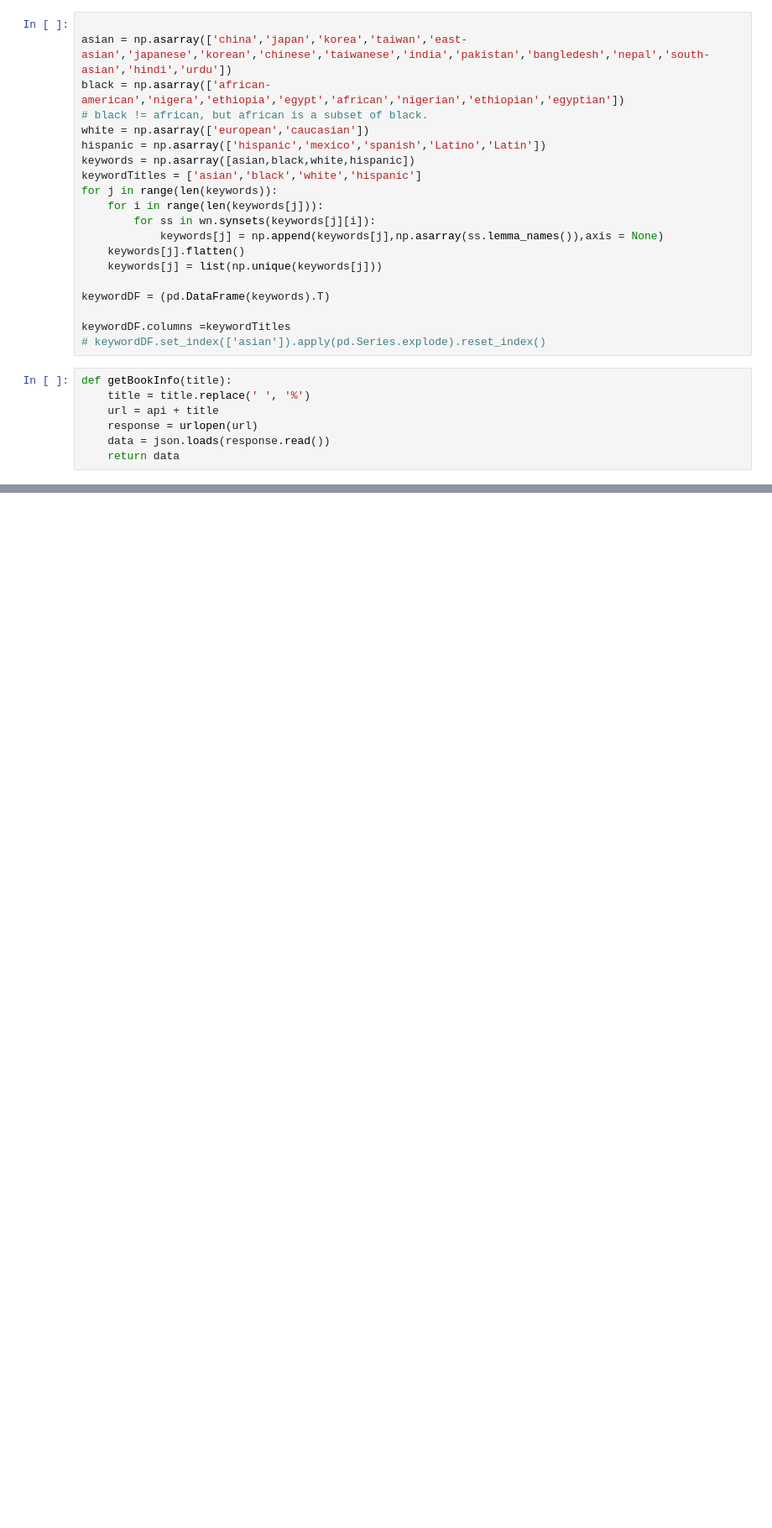
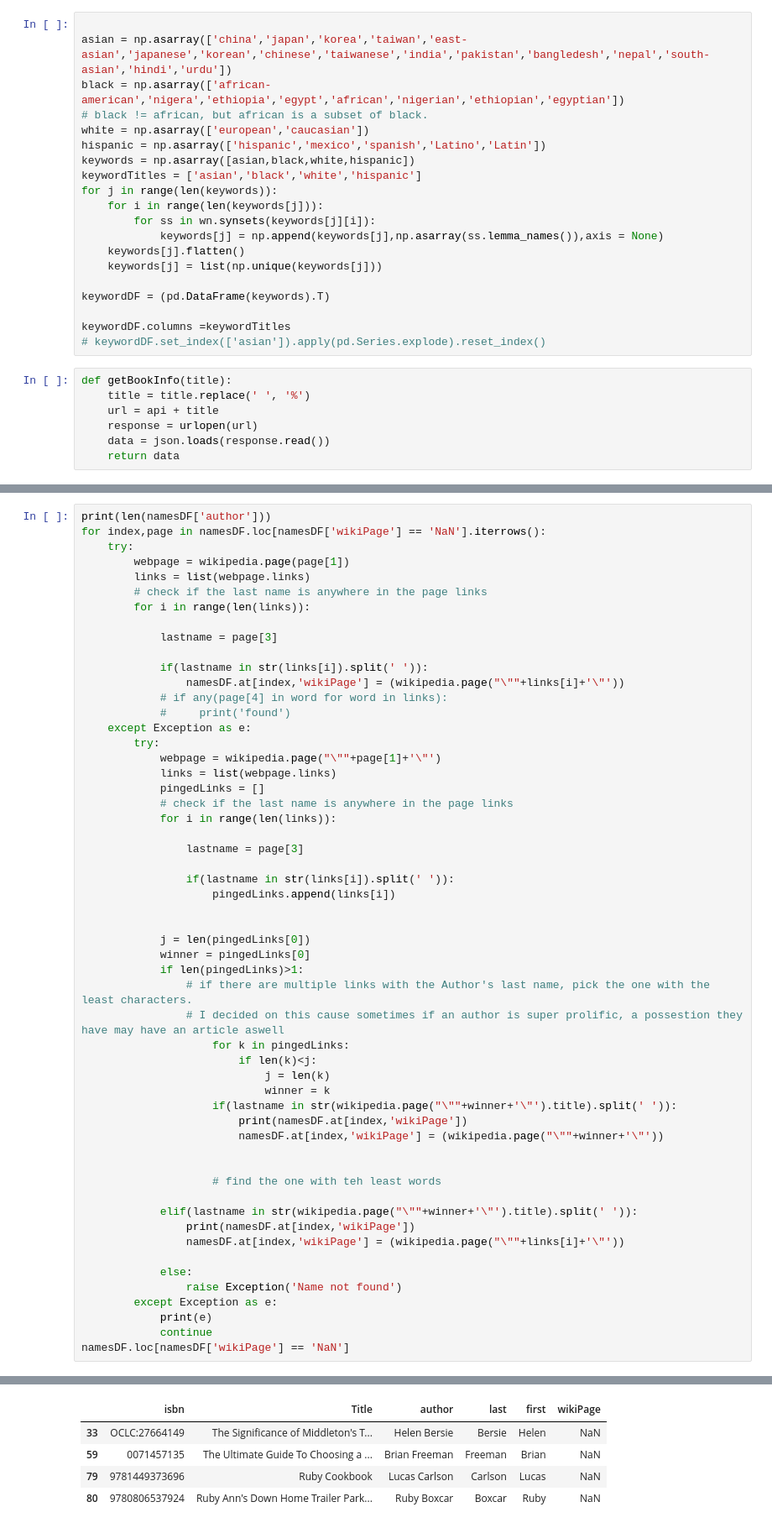
Before and after one commit to Azal-Amer/LibraryDiversity, a Jupyter notebook: WikipediaNationality.ipynb, the cells around one changed output, grey strips where cells are left out. Shown at 84% size. Saved outputs shown, nothing was run; the diff lists cells and outputs as text; blank space fills up the shorter version.

```diff
--- a/WikipediaNationality.ipynb
+++ b/WikipediaNationality.ipynb
@@ -130,0 +163,56 @@ wikipedia.search('Jonny Villa')
+# %%
+print(len(namesDF['author']))
+for index,page in namesDF.loc[namesDF['wikiPage'] == 'NaN'].iterrows():
+    try:
+        webpage = wikipedia.page(page[1])
+        links = list(webpage.links)
+        # check if the last name is anywhere in the page links
+        for i in range(len(links)):
+
+            lastname = page[3]
+
+            if(lastname in str(links[i]).split(' ')):
+                namesDF.at[index,'wikiPage'] = (wikipedia.page("\""+links[i]+'\"'))
+            # if any(page[4] in word for word in links):
+            #     print('found')
+    except Exception as e:
+        try:
+            webpage = wikipedia.page("\""+page[1]+'\"')
+            links = list(webpage.links)
+            pingedLinks = []
+            # check if the last name is anywhere in the page links
+            for i in range(len(links)):
+
+                lastname = page[3]
+
+                if(lastname in str(links[i]).split(' ')):
+                    pingedLinks.append(links[i])
+
+
+            j = len(pingedLinks[0])
+            winner = pingedLinks[0]
+            if len(pingedLinks)>1:
+                # if there are multiple links with the Author's last name, pick the one with the least characters.
+                # I decided on this cause sometimes if an author is super prolific, a possestion they have may have an article aswell
+                    for k in pingedLinks:
+                        if len(k)<j:
+                            j = len(k)
+                            winner = k
+                    if(lastname in str(wikipedia.page("\""+winner+'\"').title).split(' ')):
+                        print(namesDF.at[index,'wikiPage'])
+                        namesDF.at[index,'wikiPage'] = (wikipedia.page("\""+winner+'\"'))
+
+
+                    # find the one with teh least words
+
+            elif(lastname in str(wikipedia.page("\""+winner+'\"').title).split(' ')):
+                print(namesDF.at[index,'wikiPage'])
+                namesDF.at[index,'wikiPage'] = (wikipedia.page("\""+links[i]+'\"'))
+
+            else:
+                raise Exception('Name not found')
+        except Exception as e:
+            print(e)
+            continue
+namesDF.loc[namesDF['wikiPage'] == 'NaN']
+# %% [output]
@@ -130,0 +223,5 @@ wikipedia.search('Jonny Villa')
+|  | isbn | Title | author | last | first | wikiPage |
+| 33 | OCLC:27664149 | The Significance of Middleton's T... | Helen Bersie | Bersie | Helen | NaN |
+| 59 | 0071457135 | The Ultimate Guide To Choosing a ... | Brian Freeman | Freeman | Brian | NaN |
+| 79 | 9781449373696 | Ruby Cookbook | Lucas Carlson | Carlson | Lucas | NaN |
+| 80 | 9780806537924 | Ruby Ann's Down Home Trailer Park... | Ruby Boxcar | Boxcar | Ruby | NaN |
```
Also changed, not shown: parts of 11 cells of this notebook, 3 other files.
